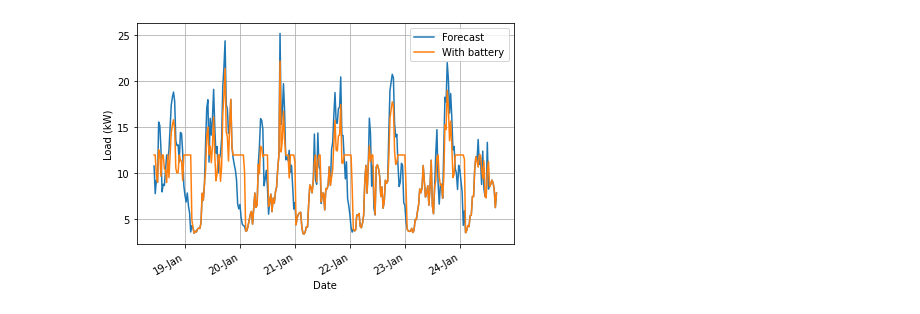
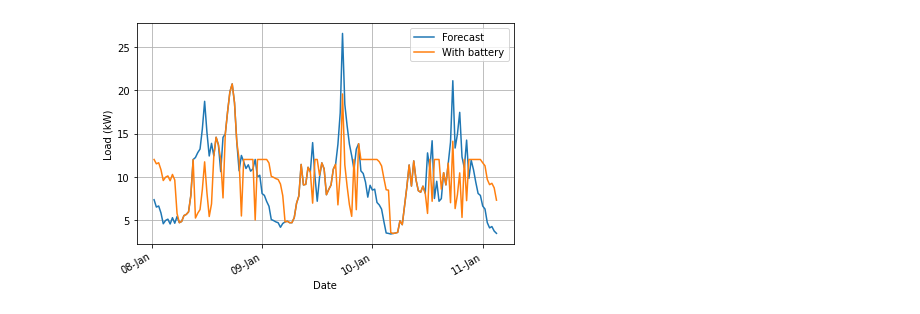
Before and after one commit to stait20/Code, a Jupyter notebook: Fife-data/SetpointController.ipynb, the cells around one changed output. Drawn from its saved outputs; the diff is of its cells as text; code cells hidden in the pictures.

Commit message:
Apply charge schedule to real loads

```diff
--- a/Fife-data/SetpointController.ipynb
+++ b/Fife-data/SetpointController.ipynb
@@ -14,18 +14,20 @@ pers = df["crawford_pers_forecast"].iloc[336:].values
 # %%
 # Limit where battery charge will toggle
 trigger = 12
-chargeRate = 15
-dischargeRate = -3
+chargeRate = 5
+dischargeRate = -7
 battChargeInst = 0
 battCharge = []
 loadInst = 0
 load = []
+isCharging = []
 # Capacity of battery, look into this more later
 battCapacity = 50
 # diff > 0 charging, diff < 0 discharing
-diff = 12 - pers
+diff = trigger - pers
 for index, value in enumerate(diff):
     if value >= 0:
+        isCharging.append(1)
         # If the battery is charging, check if it's full
         if battChargeInst < battCapacity:
             # Check if including charge rate would take load over trigger value
@@ -47,6 +49,7 @@ for index, value in enumerate(diff):
         else:
             loadInst = pers[index]
     else:
+        isCharging.append(0)
         # If battery is discharging, check it isn't empty
         if battChargeInst > 0:
             # If not empty, take charge from battery
@@ -61,27 +64,27 @@ for index, value in enumerate(diff):
     load.append(loadInst)
     battCharge.append(battChargeInst)
 # %%
-l = 500
-h = 800
+l = 0
+h = 150
 
 fig, ax = plt.subplots()
 ax.plot(df["Timestamp"].iloc[l+336:h+336], pers[l:h], label="Forecast")
 ax.plot(df["Timestamp"].iloc[l+336:h+336], load[l:h], label="With battery")
 #ax.plot(df["Timestamp"].iloc[l+336:h+336], battCharge[l:h], label="SoC")
 # Major ticks every day
 ax.xaxis.set_major_locator(mdates.DayLocator())
 ax.grid(True)
 # Set labels to day number - month name
 ax.xaxis.set_major_formatter(mdates.DateFormatter('%d-%b'))
 # Rotates and right-aligns the x labels to avoid crowding
 for label in ax.get_xticklabels(which='major'):
     label.set(rotation=30, horizontalalignment='right')
 ax.set_ylabel("Load (kW)")
 ax.set_xlabel("Date")
 ax.legend()
 
 plt.tight_layout()
-plt.savefig("pers_forecast.jpg", dpi=300, bbox_inches="tight")
+#plt.savefig("pers_forecast.jpg", dpi=300, bbox_inches="tight")
 plt.show()
 # %% [output]
-[figure, old version]
+[figure, new version]
```
Also changed, not shown: parts of 3 cells of this notebook.
